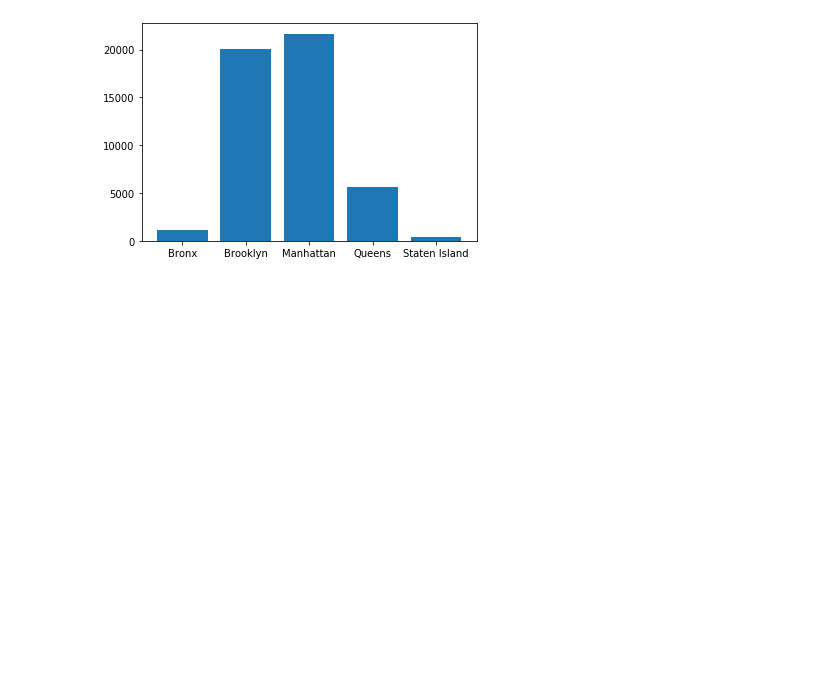
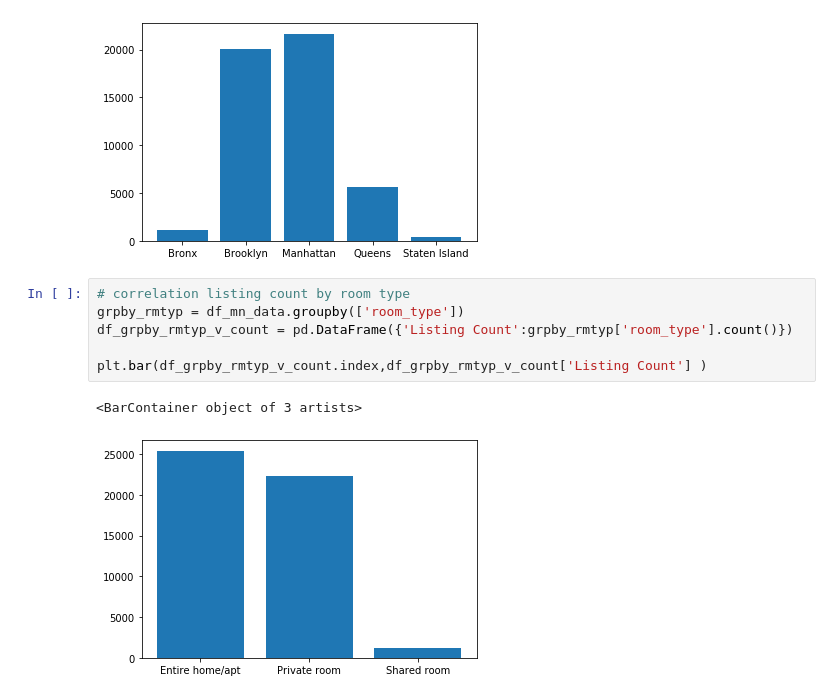
Before and after one commit to hayden4davey/Project1-Group2, a Jupyter notebook: arnold_data_analysis_1.ipynb, the cells around one changed output. Cells and saved outputs as stored; diff of their text form; blank space fills up the shorter version.

```diff
--- a/arnold_data_analysis_1.ipynb
+++ b/arnold_data_analysis_1.ipynb
@@ -38,3 +40,12 @@ plt.bar(df_grpby_nhgrp_v_count.index,df_grpby_nhgrp_v_count['Listing Count'] )
 # %% [output]
 <BarContainer object of 5 artists>
 [figure]
+# %%
+# correlation listing count by room type
+grpby_rmtyp = df_mn_data.groupby(['room_type'])
+df_grpby_rmtyp_v_count = pd.DataFrame({'Listing Count':grpby_rmtyp['room_type'].count()})
+
+plt.bar(df_grpby_rmtyp_v_count.index,df_grpby_rmtyp_v_count['Listing Count'] )
+# %% [output]
+<BarContainer object of 3 artists>
+[figure, added]
```
Also changed, not shown: parts of 4 cells of this notebook.
